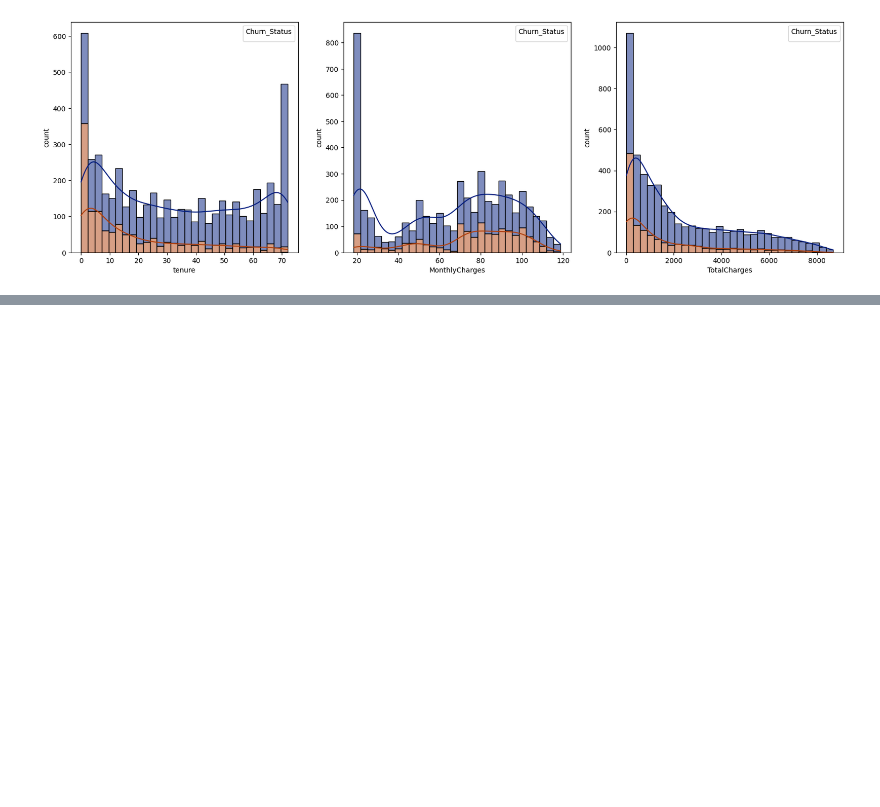
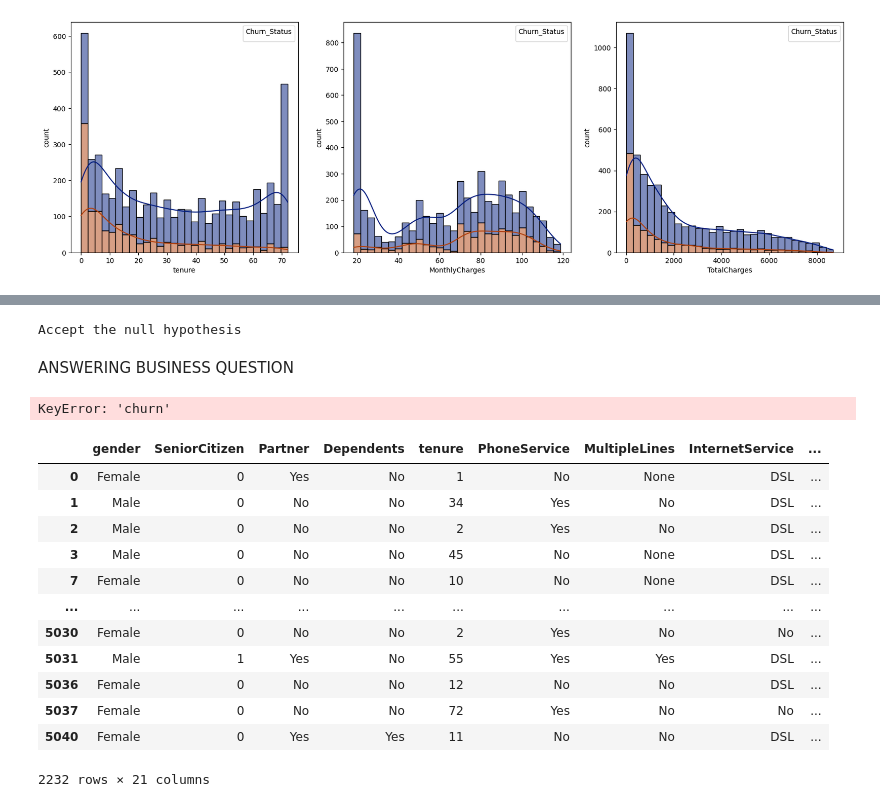
Before and after one commit to Asi9128/PHASE2_FIRST_PROJECT, a Jupyter notebook: PROJECT1_PH2.ipynb, the cells around one changed output, grey strips where cells are left out. Saved outputs shown, nothing was run; the diff lists cells and outputs as text; code cells hidden in the pictures; blank space fills up the shorter version.

Commit message:
Hypothesis testing

```diff
--- a/PROJECT1_PH2.ipynb
+++ b/PROJECT1_PH2.ipynb
@@ -1017,0 +1161,13 @@ plt.show()
+# %%
+alpha = 0.05
+
+if p < 0.05:
+
+    print("Reject the null hypothesis")
+else:
+
+    print("Accept the null hypothesis")
+# %% [output]
+Accept the null hypothesis
+# %% [markdown]
+ANSWERING BUSINESS QUESTION
@@ -1017,0 +1178,25 @@ plt.show()
+# %%
+contigency_table = pd.crosstab(train_data['churn'], train_data[''])
+contigency_table
+# %% [output]
+KeyError: 'churn'
+# %%
+# grouping
+
+train_data["mc_category"] = np.where(train_data["MonthlyCharges"] > train_data["MonthlyCharges"].mean(), "Low", "High")
+high_mc = train_data[train_data["mc_category"] == "High"]
+high_mc
+# %% [output]
+|  | gender | SeniorCitizen | Partner | Dependents | tenure | PhoneService | MultipleLines | InternetService | ... |
+| 0 | Female | 0 | Yes | No | 1 | No | None | DSL | ... |
+| 1 | Male | 0 | No | No | 34 | Yes | No | DSL | ... |
+| 2 | Male | 0 | No | No | 2 | Yes | No | DSL | ... |
+| 3 | Male | 0 | No | No | 45 | No | None | DSL | ... |
+| 7 | Female | 0 | No | No | 10 | No | None | DSL | ... |
+| ... | ... | ... | ... | ... | ... | ... | ... | ... | ... |
+| 5030 | Female | 0 | No | No | 2 | Yes | No | No | ... |
+| 5031 | Male | 1 | Yes | No | 55 | Yes | Yes | DSL | ... |
+| 5036 | Female | 0 | No | No | 12 | No | No | DSL | ... |
+| 5037 | Female | 0 | No | No | 72 | Yes | No | No | ... |
+| 5040 | Female | 0 | Yes | Yes | 11 | No | No | DSL | ... |
+2232 rows × 21 columns
```
Also changed, not shown: parts of 31 cells of this notebook.
